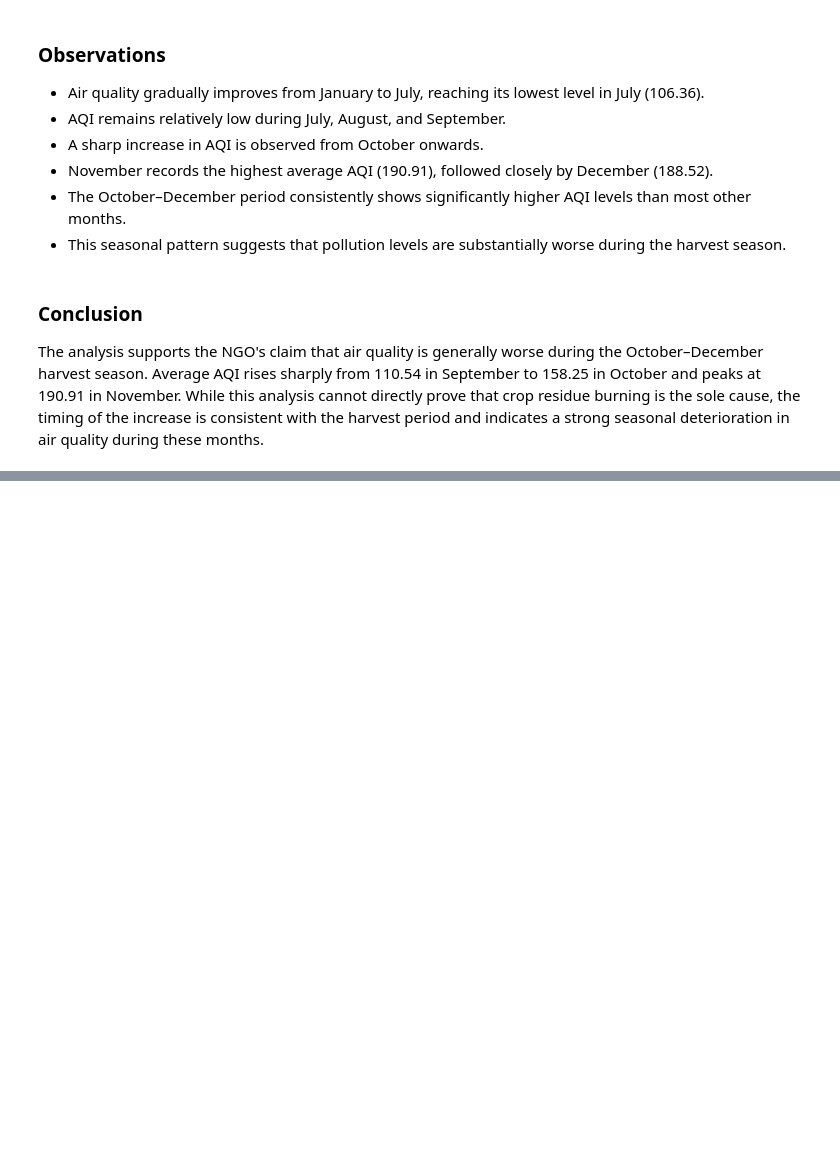
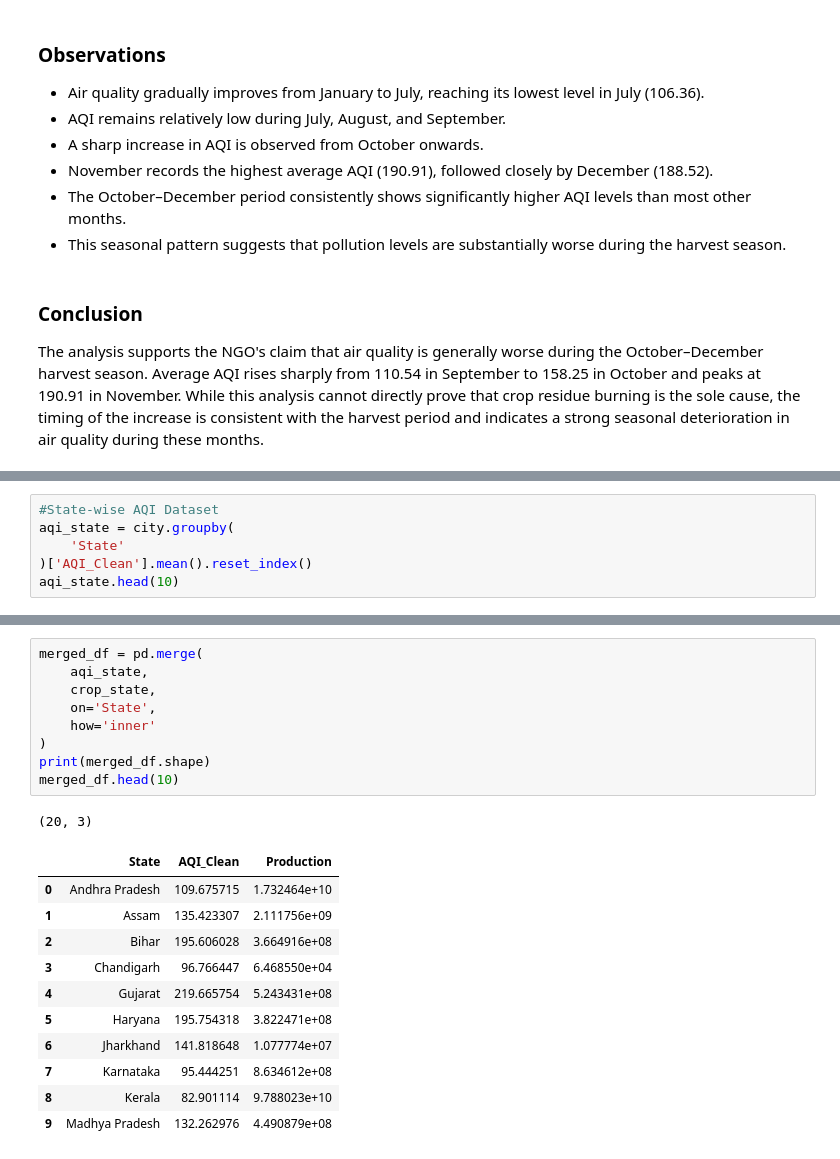
Before and after one commit to an2sh4a/ML-Lab-2547262, a Jupyter notebook: Lab-1/lab-1.ipynb, the cells around one changed output, grey strips where cells are left out. Cells and saved outputs as stored; diff of their text form; blank space fills up the shorter version.

```diff
--- a/Lab-1/lab-1.ipynb
+++ b/Lab-1/lab-1.ipynb
@@ -777,0 +794,6 @@ The analysis supports the NGO's claim that air quality is generally worse during
+# %%
+#State-wise AQI Dataset
+aqi_state = city.groupby(
+    'State'
+)['AQI_Clean'].mean().reset_index()
+aqi_state.head(10)
@@ -777,0 +842,22 @@ The analysis supports the NGO's claim that air quality is generally worse during
+# %%
+merged_df = pd.merge(
+    aqi_state,
+    crop_state,
+    on='State',
+    how='inner'
+)
+print(merged_df.shape)
+merged_df.head(10)
+# %% [output]
+(20, 3)
+|  | State | AQI_Clean | Production |
+| 0 | Andhra Pradesh | 109.675715 | 1.732464e+10 |
+| 1 | Assam | 135.423307 | 2.111756e+09 |
+| 2 | Bihar | 195.606028 | 3.664916e+08 |
+| 3 | Chandigarh | 96.766447 | 6.468550e+04 |
+| 4 | Gujarat | 219.665754 | 5.243431e+08 |
+| 5 | Haryana | 195.754318 | 3.822471e+08 |
+| 6 | Jharkhand | 141.818648 | 1.077774e+07 |
+| 7 | Karnataka | 95.444251 | 8.634612e+08 |
+| 8 | Kerala | 82.901114 | 9.788023e+10 |
+| 9 | Madhya Pradesh | 132.262976 | 4.490879e+08 |
```
Also changed, not shown: parts of 14 cells of this notebook.
